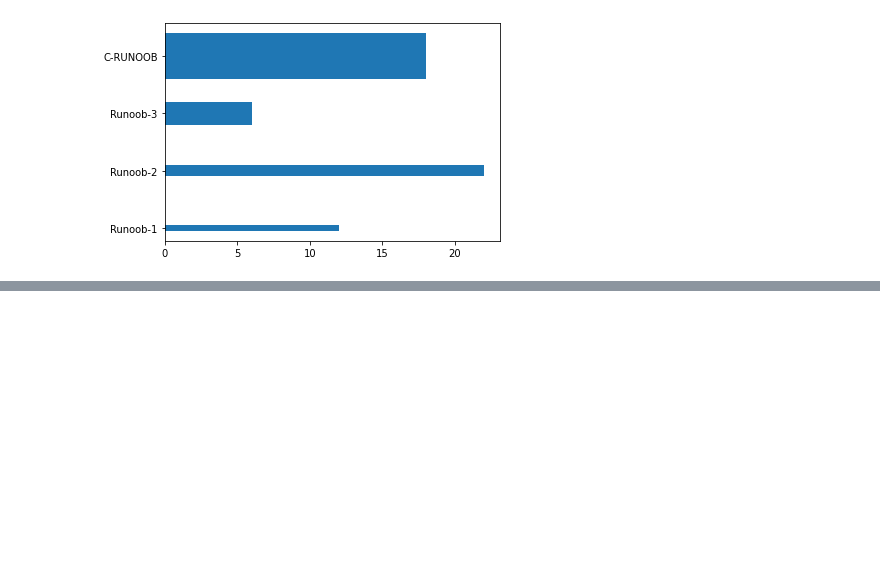
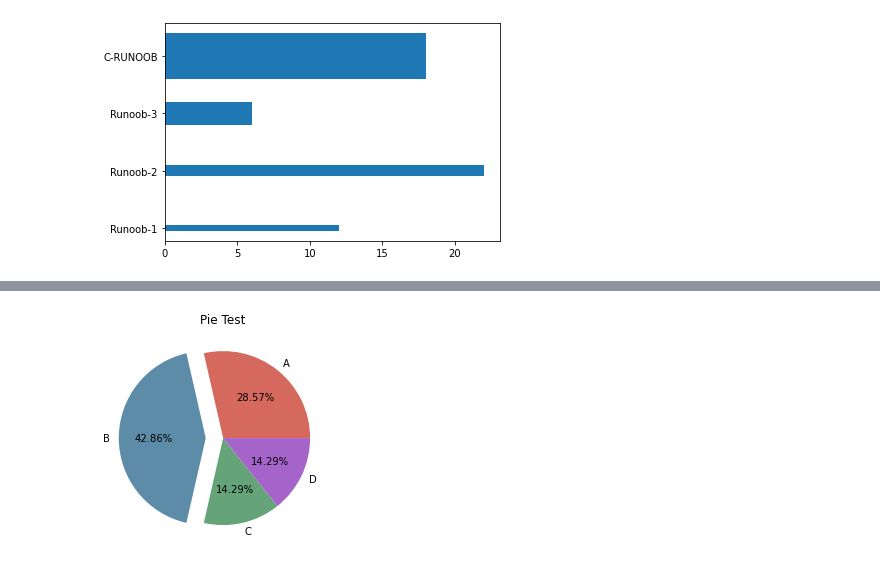
Before and after one commit to liyuke65535/jupyter_codes, a Jupyter notebook: python_learn_notes/matplotlib_learn.ipynb, the cells around one changed output, grey strips where cells are left out. Cells and saved outputs as stored; diff of their text form; code cells hidden in the pictures; blank space fills up the shorter version.

```diff
--- a/python_learn_notes/matplotlib_learn.ipynb
+++ b/python_learn_notes/matplotlib_learn.ipynb
@@ -244,0 +278,16 @@ plt.show()
+# %%
+import matplotlib.pyplot as plt
+import numpy as np
+
+y = np.array([2, 3, 1, 1])
+
+plt.pie(y,
+        labels=['A','B','C','D'], # 设置饼图标签
+        colors=["#d5695d", "#5d8ca8", "#65a479", "#a564c9"], # 设置饼图颜色
+        explode=(0, 0.2, 0, 0), # 第二部分突出显示，值越大，距离中心越远
+        autopct='%.2f%%', # 格式化输出百分比
+       )
+plt.title("Pie Test")
+plt.show()
+# %% [output]
+[figure, added]
```
Also changed, not shown: parts of 4 cells of this notebook.
